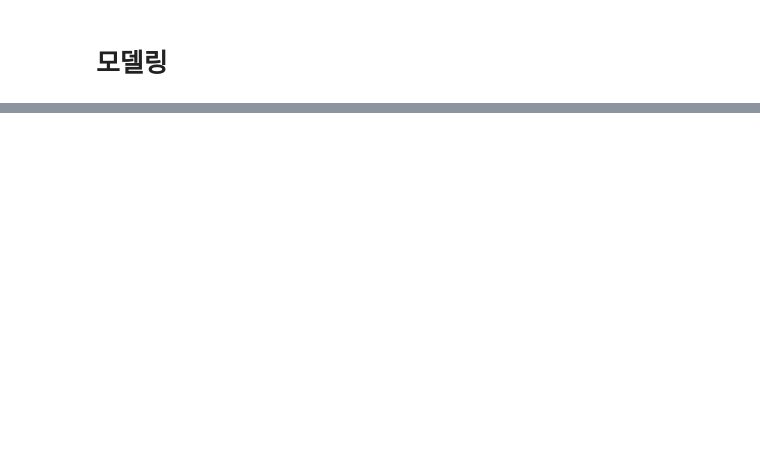
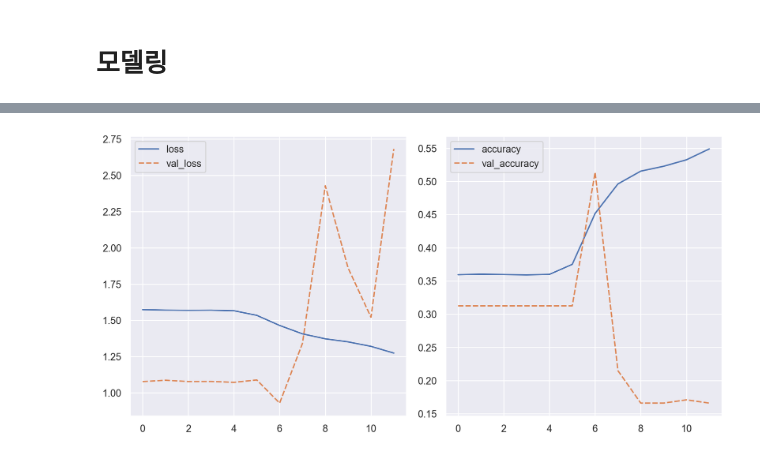
Before and after one commit to yonghyeun/Dementia_Analysis, a Jupyter notebook: 희묵/Hippocampus2OASIS.ipynb, the cells around one changed output, grey strips where cells are left out. Cells and saved outputs as stored; diff of their text form; code cells hidden in the pictures; blank space fills up the shorter version.

```diff
--- a/희묵/Hippocampus2OASIS.ipynb
+++ b/희묵/Hippocampus2OASIS.ipynb
@@ -213,0 +478,2 @@ len(non), len(non_label), non[0].shape, non_label[0]
+# %%
+model =  build_model()
@@ -213,0 +500,11 @@ len(non), len(non_label), non[0].shape, non_label[0]
+# %%
+opt = Adam(learning_rate=0.0001, decay=1e-5)
+es = EarlyStopping(patience=5)
+chkpt = ModelCheckpoint(filepath='best_model_weights.hdf5', save_best_only=True, save_weights_only=True)
+model.compile(loss='categorical_crossentropy', metrics=['accuracy'], optimizer=opt)
+# %%
+# Fit the model
+history = model.fit(X_train, y_train, epochs=20, validation_split=0.2,
+                    shuffle=True, callbacks=[es, chkpt],
+                    class_weight = {0: 1.0, 1: 2.0, 2: 2.0}
+)
@@ -213,0 +545,11 @@ len(non), len(non_label), non[0].shape, non_label[0]
+# %%
+sns.set_theme()
+
+fig, ax = plt.subplots(1, 2, figsize=(10, 5))
+
+sns.lineplot(data=pd.DataFrame(history.history)[['loss', 'val_loss']], ax=ax[0])
+sns.lineplot(data=pd.DataFrame(history.history)[['accuracy', 'val_accuracy']], ax=ax[1])
+
+plt.tight_layout()
+# %% [output]
+[figure, added]
```
Also changed, not shown: parts of 37 cells of this notebook.
